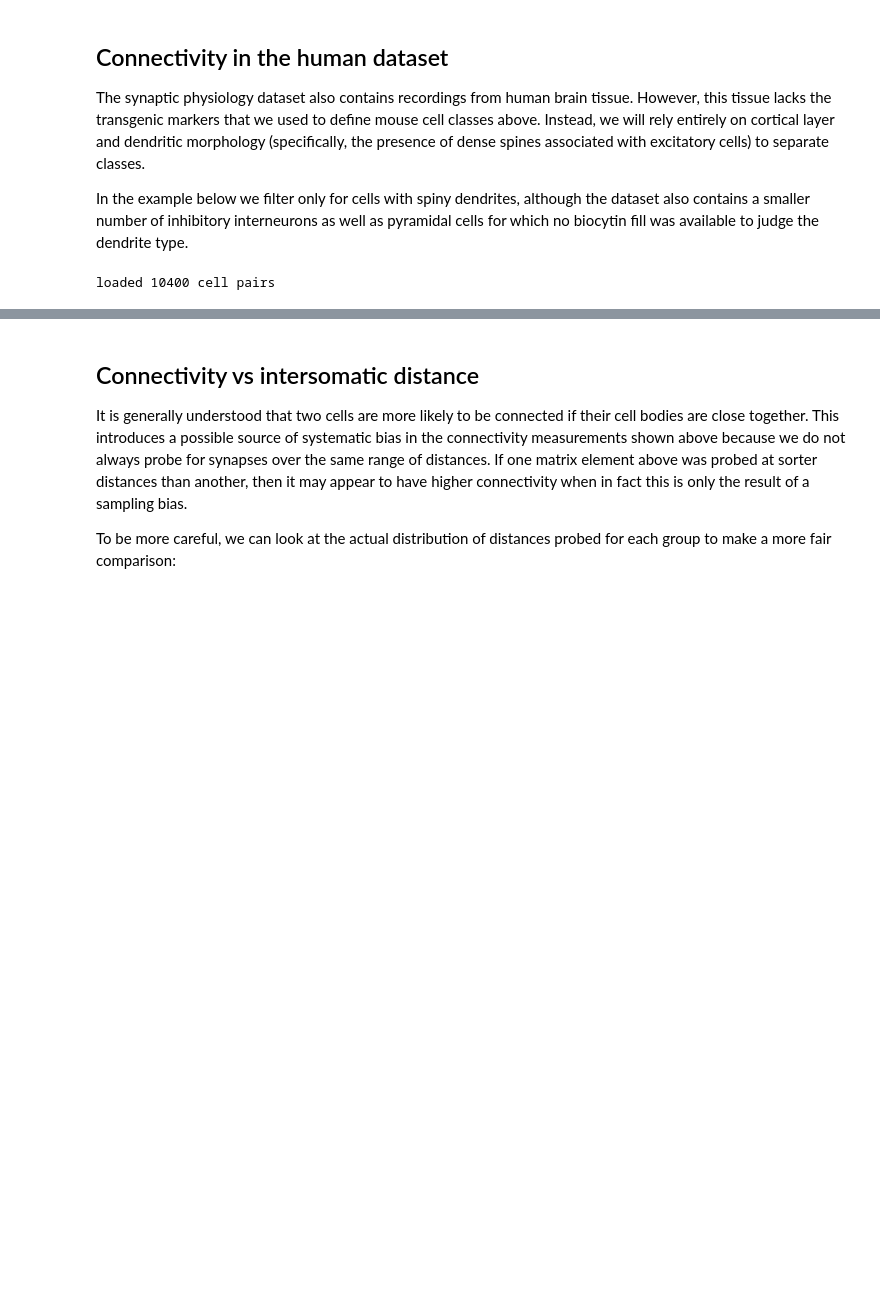
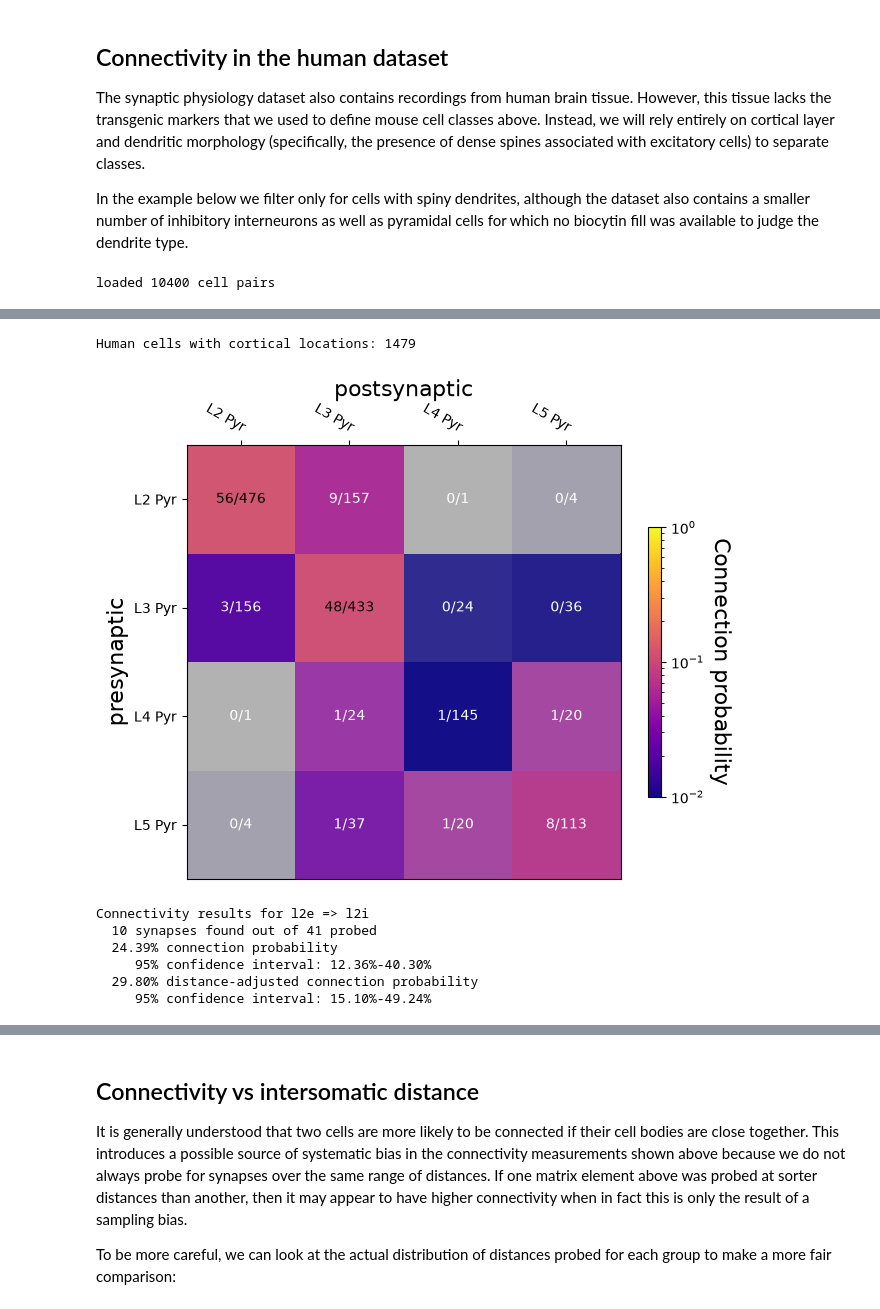
Before and after one commit to kelsingo/OBI-dataloader, a Jupyter notebook: connectivity.ipynb, the cells around one changed output, grey strips where cells are left out. Drawn from its saved outputs; the diff is of its cells as text; code cells hidden in the pictures; blank space fills up the shorter version.

Commit message:
print number of synapses/number of probed pairs

```diff
--- a/connectivity.ipynb
+++ b/connectivity.ipynb
@@ -228,0 +362,13 @@ loaded 10400 cell pairs
+# %%
+n_locations = (
+    db.session()
+    .query(db.CorticalCellLocation.cell_id)
+    .filter(
+        db.CorticalCellLocation.cell_id.in_(human_cell_ids)
+    )
+    .count()
+)
+
+print("Human cells with cortical locations:", n_locations)
+# %% [output]
+Human cells with cortical locations: 1479
@@ -244,3 +403,40 @@ pair_groups = classify_pairs(human_pairs, cell_groups)
 
 # analyze matrix elements
 results = measure_connectivity(pair_groups)
+# %%
+import matplotlib.colors, matplotlib.cm
+import matplotlib.pyplot as plt
+from aisynphys.ui.notebook import show_connectivity_matrix
+
+# define a colormap and log normalization used to color the heatmap
+norm = matplotlib.colors.LogNorm(vmin=0.01, vmax=1.0, clip=True)
+cmap = matplotlib.colormaps['plasma']
+
+class_labels = {
+    'l2pyr':  'L2 Pyr',
+    'l2int':  'L2 Inh',
+    'l3pyr':  'L3 Pyr',
+    'l3int':  'L3 Inh',
+    'l4pyr':  'L4 Pyr',
+    'l4int':  'L4 Inh',
+    'l5pyr':  'L5 Pyr',
+    'l5int':  'L5 Inh',
+}
+
+# create a figure/axes to draw on
+fig, ax = plt.subplots(figsize=(7, 7))
+
+# finally, draw the colormap using the provided function:
+im, cbar, labels = show_connectivity_matrix(
+    ax=ax,
+    results=results,
+    pre_cell_classes=cell_classes.values(),
+    post_cell_classes=cell_classes.values(),
+    distance_adjusted=False,
+    class_labels=class_labels,
+    cmap=cmap,
+    norm=norm
+)
+cbar.set_label("Connection probability", size=16)
+# %% [output]
+[figure, added]
@@ -246,0 +463,30 @@ results = measure_connectivity(pair_groups)
+# %%
+pre_class = cell_classes['l2e']
+post_class = cell_classes['l2i']
+
+print("Connectivity results for %s => %s" % (pre_class, post_class))
+print("  %d synapses found out of %d probed" % (
+    results[pre_class, post_class]['n_connected'],
+    results[pre_class, post_class]['n_probed'],
+))
+print("  %0.2f%% connection probability" % (
+    results[pre_class, post_class]['connection_probability'][0] * 100,
+))
+print("     95%% confidence interval: %0.2f%%-%0.2f%%" % (
+    results[pre_class, post_class]['connection_probability'][1] * 100,
+    results[pre_class, post_class]['connection_probability'][2] * 100,
+))
+print("  %0.2f%% distance-adjusted connection probability" % (
+    results[pre_class, post_class]['adjusted_connectivity'][0] * 100,
+))
+print("     95%% confidence interval: %0.2f%%-%0.2f%%" % (
+    results[pre_class, post_class]['adjusted_connectivity'][1] * 100,
+    results[pre_class, post_class]['adjusted_connectivity'][2] * 100,
+))
+# %% [output]
+Connectivity results for l2e => l2i
+  10 synapses found out of 41 probed
+  24.39% connection probability
+     95% confidence interval: 12.36%-40.30%
+  29.80% distance-adjusted connection probability
+     95% confidence interval: 15.10%-49.24%
```
Also changed, not shown: parts of 14 cells of this notebook.
